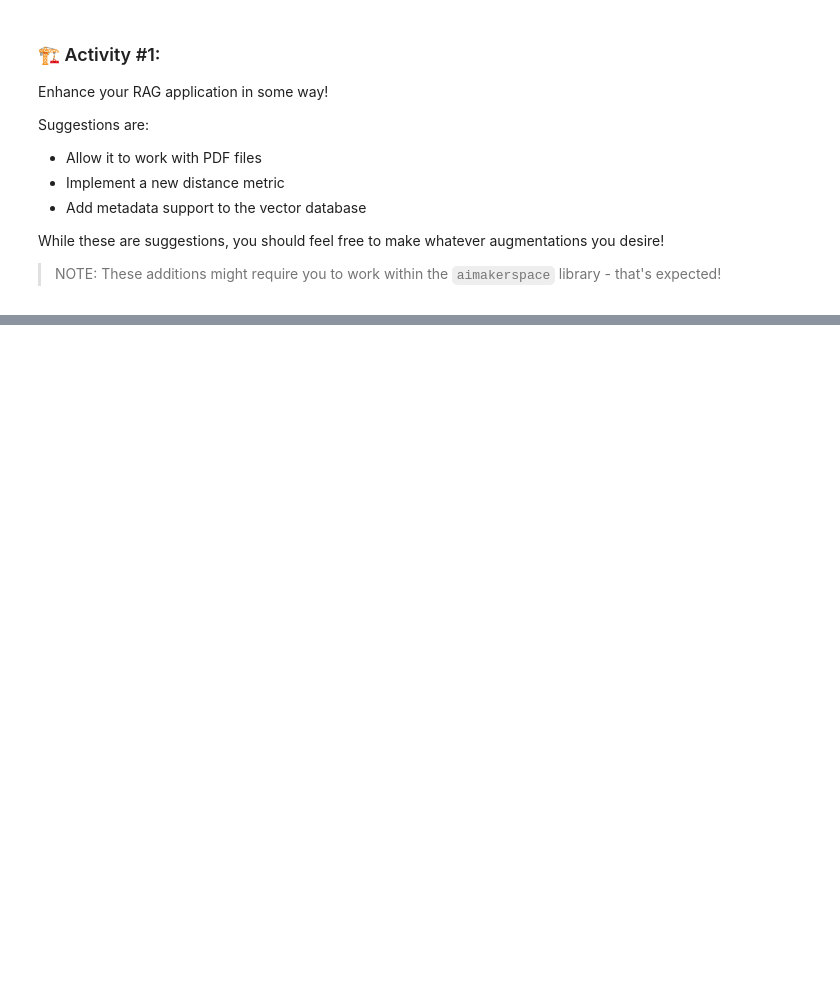
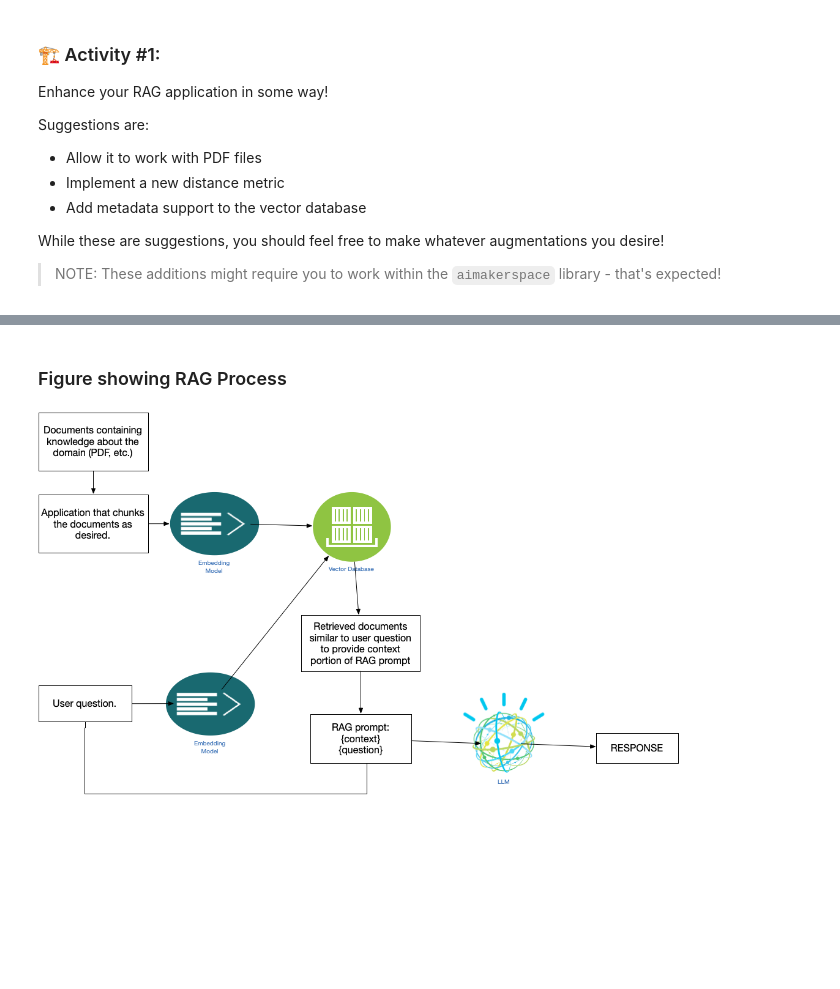
Before and after one commit to mdean77a/AIE4, a Jupyter notebook: Week 1/Day 2/Pythonic_RAG_Assignment.ipynb, the cells around one changed output, grey strips where cells are left out. Drawn from its saved outputs; the diff is of its cells as text; code cells hidden in the pictures; blank space fills up the shorter version.

Commit message:
Created PDFLoader in text_utils.py Completed assignments in notebook Added images to display in notebook

```diff
--- a/Week 1/Day 2/Pythonic_RAG_Assignment.ipynb
+++ b/Week 1/Day 2/Pythonic_RAG_Assignment.ipynb
@@ -567,0 +781,8 @@ The design of an adaptive clinical trial to evalua
+# %% [markdown]
+### Figure showing RAG Process
+# %%
+from IPython.display import Image
+image_path = "images/RAGDiagram.png"
+display(Image(filename=image_path))
+# %% [output]
+[figure, added]
```
Also changed, not shown: parts of 25 cells of this notebook, 4 other files.
